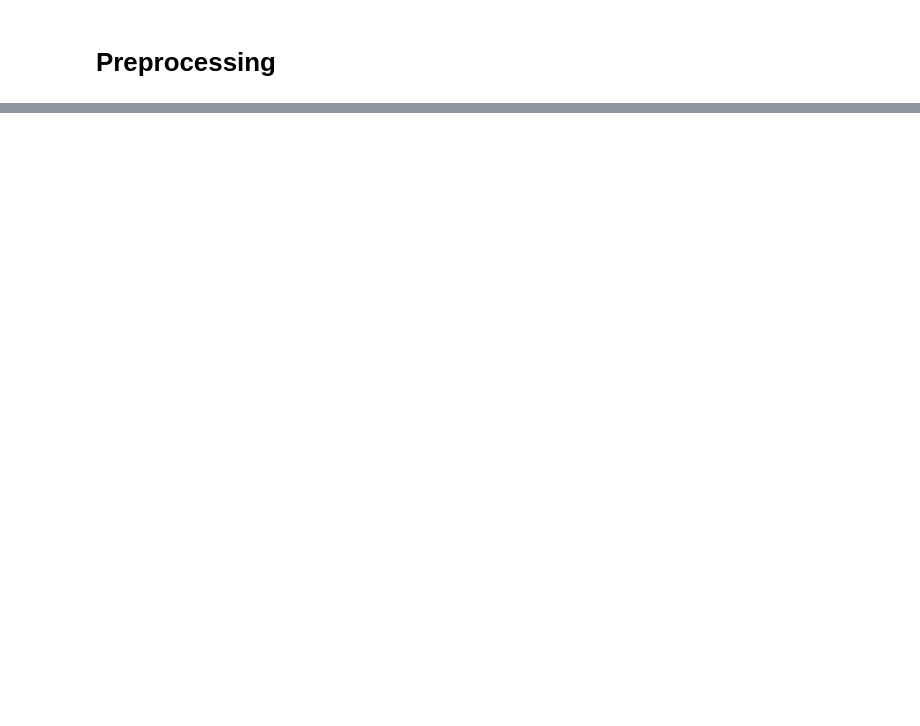
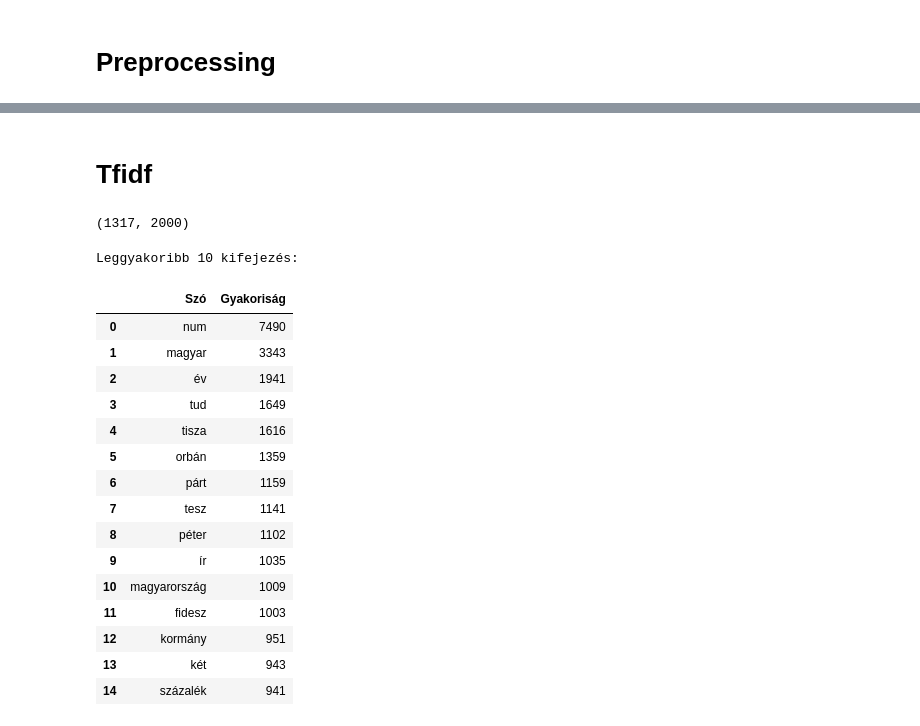
Before and after one commit to LeventeTasy/political-rhetoric-classification, a Jupyter notebook: source/ipynb/ensemble.ipynb, the cells around one changed output, grey strips where cells are left out. Drawn from its saved outputs; the diff is of its cells as text; code cells hidden in the pictures; blank space fills up the shorter version.

```diff
--- a/source/ipynb/ensemble.ipynb
+++ b/source/ipynb/ensemble.ipynb
@@ -15,6 +17,6 @@ nlp = hu_core_news_lg.load()
 # %%
-RAW_CSV = r"../../data/propaganda_articles.csv"      # A nyers, eredeti fájl
-PROCESSED_CSV = r"../../data/preprocessed_data.csv"
+RAW_CSV = r"../../data/articles.csv"
+PROCESSED_CSV = r"../../data/preprocessed_articles.csv"
 # %%
 csv_file = r"../../data/propaganda_articles.csv"
 
@@ -122,0 +186,5 @@ y.value_counts()
+# %%
+vectorizer = CountVectorizer(ngram_range=(1,2), token_pattern=r'\b\w+\b', min_df=1, max_df=0.9, max_features=2000, stop_words=hu_stop_words)
+x_counts = vectorizer.fit_transform(x)
+# %% [markdown]
+# Tfidf
@@ -122,0 +194,39 @@ y.value_counts()
+# %%
+x_tfidf.shape
+# %% [output]
+(1317, 2000)
+# %%
+# 1. Kinyerjük a szavakat (feature neveket)
+feature_names = vectorizer.get_feature_names_out()
+
+# 2. Összegezzük az előfordulásokat oszloponként (axis=0) a teljes adathalmazra
+# Az x_counts egy ritka mátrix (sparse matrix), ezért konvertálni kell, vagy a sum-ot használni
+sum_words = x_counts.sum(axis=0)
+
+# 3. Készítünk egy DataFrame-et a szavakból és a darabszámokból
+words_freq = [(word, sum_words[0, idx]) for word, idx in vectorizer.vocabulary_.items()]
+# Rendezés gyakoriság szerint csökkenő sorrendbe
+words_freq = sorted(words_freq, key = lambda x: x[1], reverse=True)
+
+df_freq = pd.DataFrame(words_freq, columns=['Szó', 'Gyakoriság'])
+
+print("Leggyakoribb 10 kifejezés:")
+display(df_freq.head(15))
+# %% [output]
+Leggyakoribb 10 kifejezés:
+|  | Szó | Gyakoriság |
+| 0 | num | 7490 |
+| 1 | magyar | 3343 |
+| 2 | év | 1941 |
+| 3 | tud | 1649 |
+| 4 | tisza | 1616 |
+| 5 | orbán | 1359 |
+| 6 | párt | 1159 |
+| 7 | tesz | 1141 |
+| 8 | péter | 1102 |
+| 9 | ír | 1035 |
+| 10 | magyarország | 1009 |
+| 11 | fidesz | 1003 |
+| 12 | kormány | 951 |
+| 13 | két | 943 |
+| 14 | százalék | 941 |
```
Also changed, not shown: parts of 39 cells of this notebook, 32 other files.
